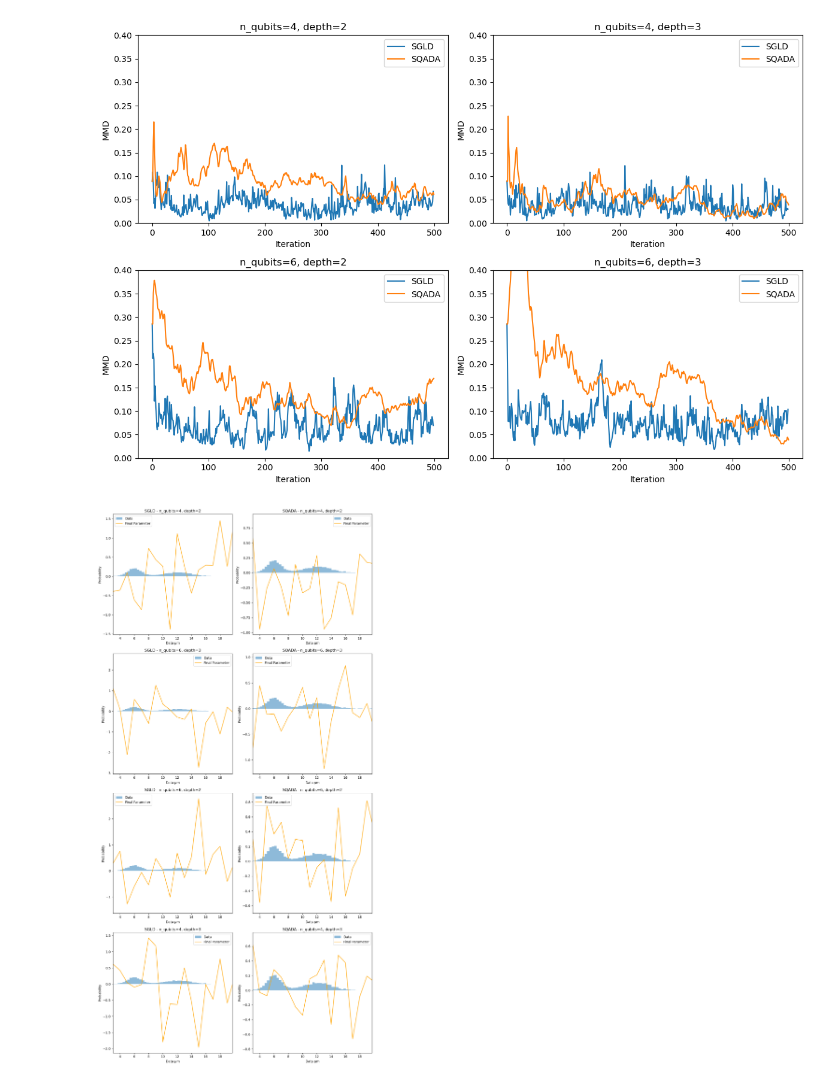
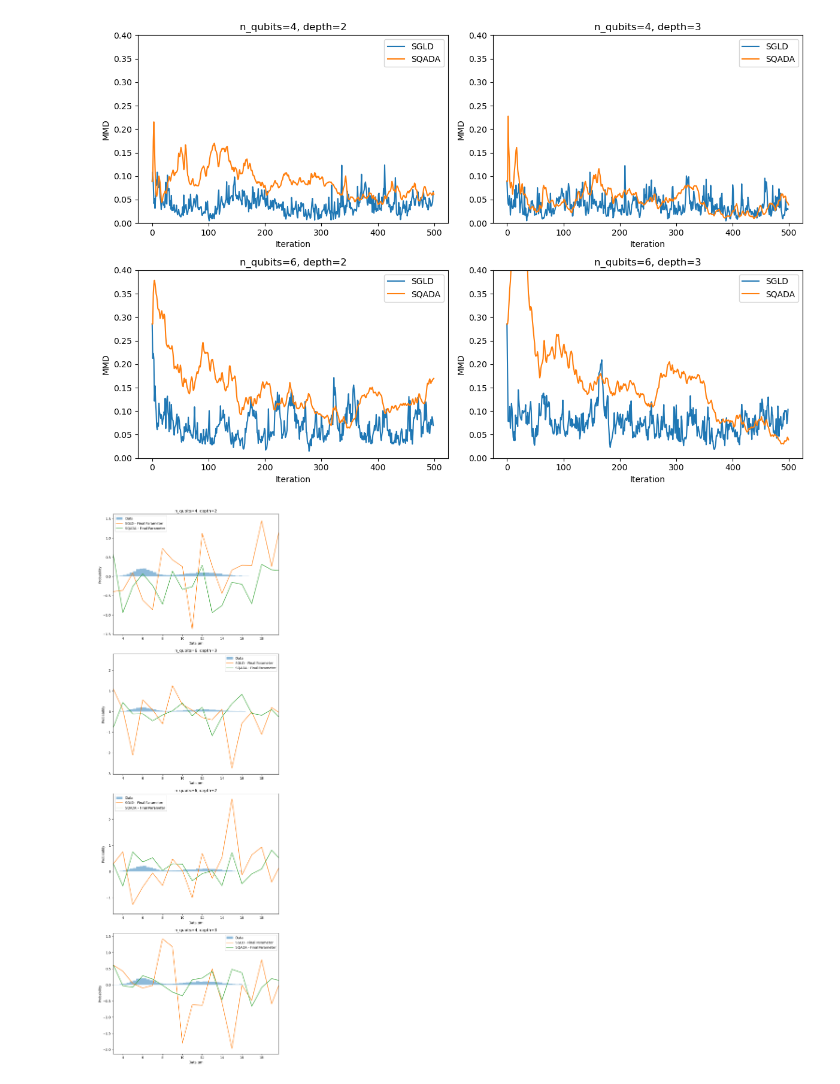
Before and after one commit to uzaykaradag/quantum-generative-modelling, a Jupyter notebook: experiment_1.ipynb, the cells around one changed output. Cells and saved outputs as stored; diff of their text form; code cells hidden in the pictures.

```diff
--- a/experiment_1.ipynb
+++ b/experiment_1.ipynb
@@ -273,19 +273,20 @@ import os
 # %%
 output_folder = "Experiment_1"
 
-qubit_range = [ 4,6]
-depth_range = [ 2,3]
+qubit_range = [2, 4, 6, 8, 10]
+depth_range = [1, 2, 3, 4, 5]
 beta = 100
 h_step_size = 0.1
+n_steps = 5000
 stochastic_flag= False
 
 sgada_hyperparams = {
     'h': 0.1, 'M': None ,'mu_inv': 1., 'N_d': 1., 'beta': beta, 'sigma': 1., 'sigma_a': 1.00,
-    'n_steps': 500, 'n_qubits': None, 'circuit_depth': None,'batch_size': 200
+    'n_steps': n_steps, 'n_qubits': None, 'circuit_depth': None,'batch_size': 200
 }
 
 sgld_hyperparams = {
-    'h':0.1,'beta': beta, 'n_steps': 500, 'n_qubits': None, 'circuit_depth': None,'batch_size': 200
+    'h':0.1,'beta': beta, 'n_steps': n_steps, 'n_qubits': None, 'circuit_depth': None,'batch_size': 200
 }
 
 
@@ -439,55 +441,54 @@ output_folder = "Experiment_1"
 # Get the list of result files in the output folder
 result_files = [f for f in os.listdir(output_folder) if f.startswith("results_") and f.endswith(".pkl")]
 
-# Determine the number of rows and columns for the subplots
+# Determine the number of rows for the subplots
 num_rows = len(result_files)
-num_cols = 2
 
 # Create a figure and subplots
-fig, axes = plt.subplots(num_rows, num_cols, figsize=(12, 6 * num_rows))
+fig, axes = plt.subplots(num_rows, 1, figsize=(8, 6 * num_rows))
 
 for i, file in enumerate(result_files):
     filepath = os.path.join(output_folder, file)
 
     with open(filepath, 'rb') as f:
         results = pickle.load(f)
 
     # Extract the relevant information from the results
     n_qubits = results['n_qubits']
     circuit_depth = results['circuit_depth']
 
+    # Get the current subplot
+    ax = axes[i]
+
+    # Plot histogram for data
+    ax.hist(data, bins=50, density=True, alpha=0.5, label="Data")
+
     # Iterate over the SGLD and SQADA results
-    for j, model_name in enumerate(['sgld', 'sqada']):
+    for model_name in ['sgld', 'sqada']:
         final_st = results[model_name]['params'][-1]
         cost_vals = results[model_name]['cost_vals']
         total_run_time = results[model_name]['run_time']
 
         # Compute the averaged probabilities
         av_probs = jnp.square(jnp.abs(final_st.flatten()))
 
-        # Get the current subplot
-        ax = axes[i, j]
+        # Plot line for Final Parameter
+        ax.plot(final_st, label=f"{model_name.upper()} - Final Parameter")
 
-        # Plot histogram for data
-        ax.hist(data, bins=50, density=True, alpha=0.5, label="Data")
+    # Adjust plot settings
+    ax.set_xlim(data.min(), data.max())
+    ax.set_ylabel("Probability")
+    ax.set_xlabel("Data $\\mu$m")
+    ax.legend()
 
-        # Plot line for Final Parameter
-        ax.plot(final_st, label="Final Parameter", color='orange')
-
-        # Adjust plot settings
-        ax.set_xlim(data.min(), data.max())
-        ax.set_ylabel("Probability")
-        ax.set_xlabel("Data $\\mu$m")
-        ax.legend()
-
-        # Set the title for each subplot
-        ax.set_title(f"{model_name.upper()} - n_qubits={n_qubits}, depth={circuit_depth}")
+    # Set the title for each subplot
+    ax.set_title(f"n_qubits={n_qubits}, depth={circuit_depth}")
 
 # Adjust the spacing between subplots
 fig.tight_layout()
 
 # Save or display the plot
 # plt.savefig("experiment_results.png")
 plt.show()
 # %% [output]
-[figure, old version]
+[figure, new version]
```
Also changed, not shown: parts of 1 cell of this notebook, 25 other files.
